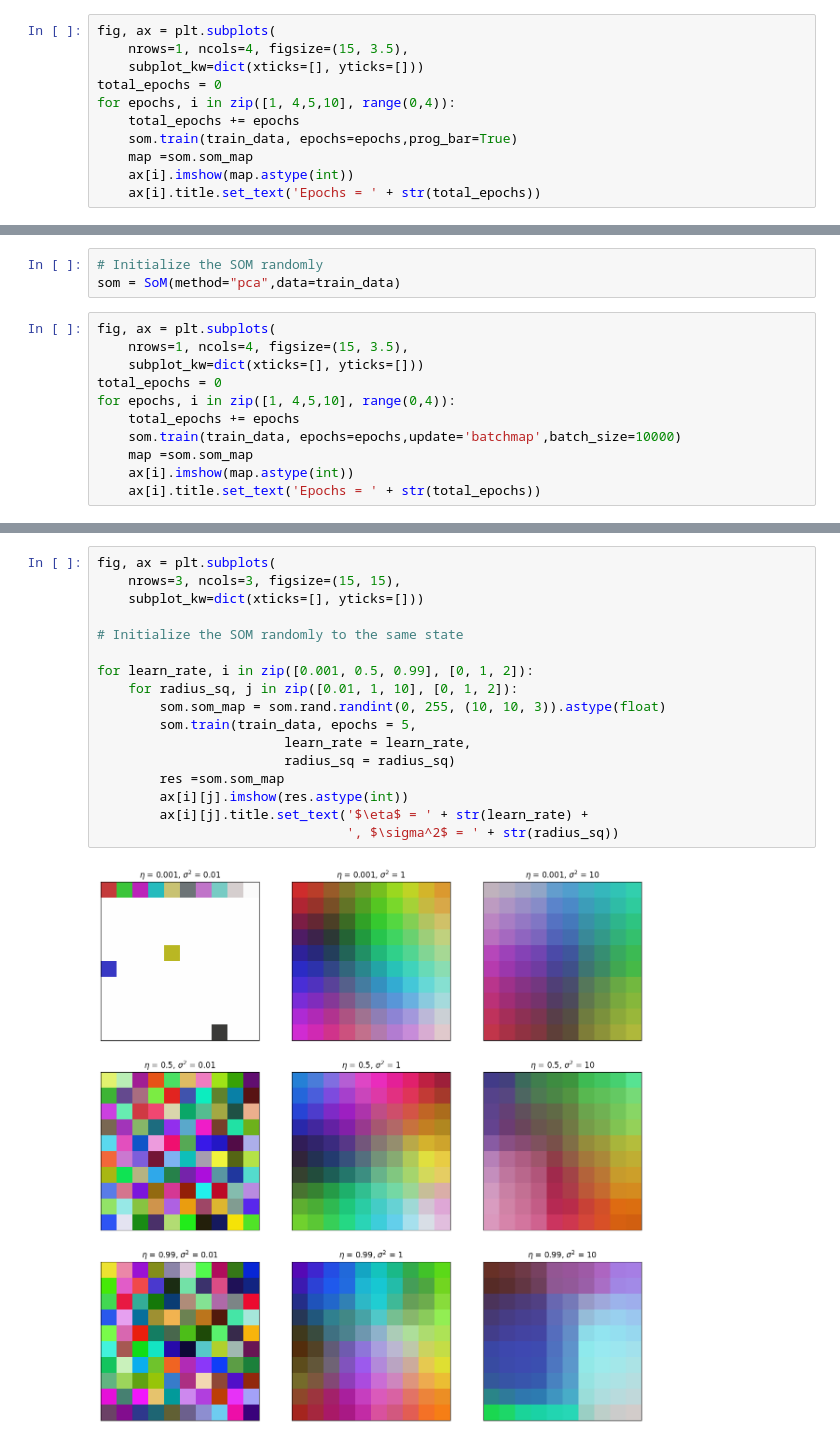
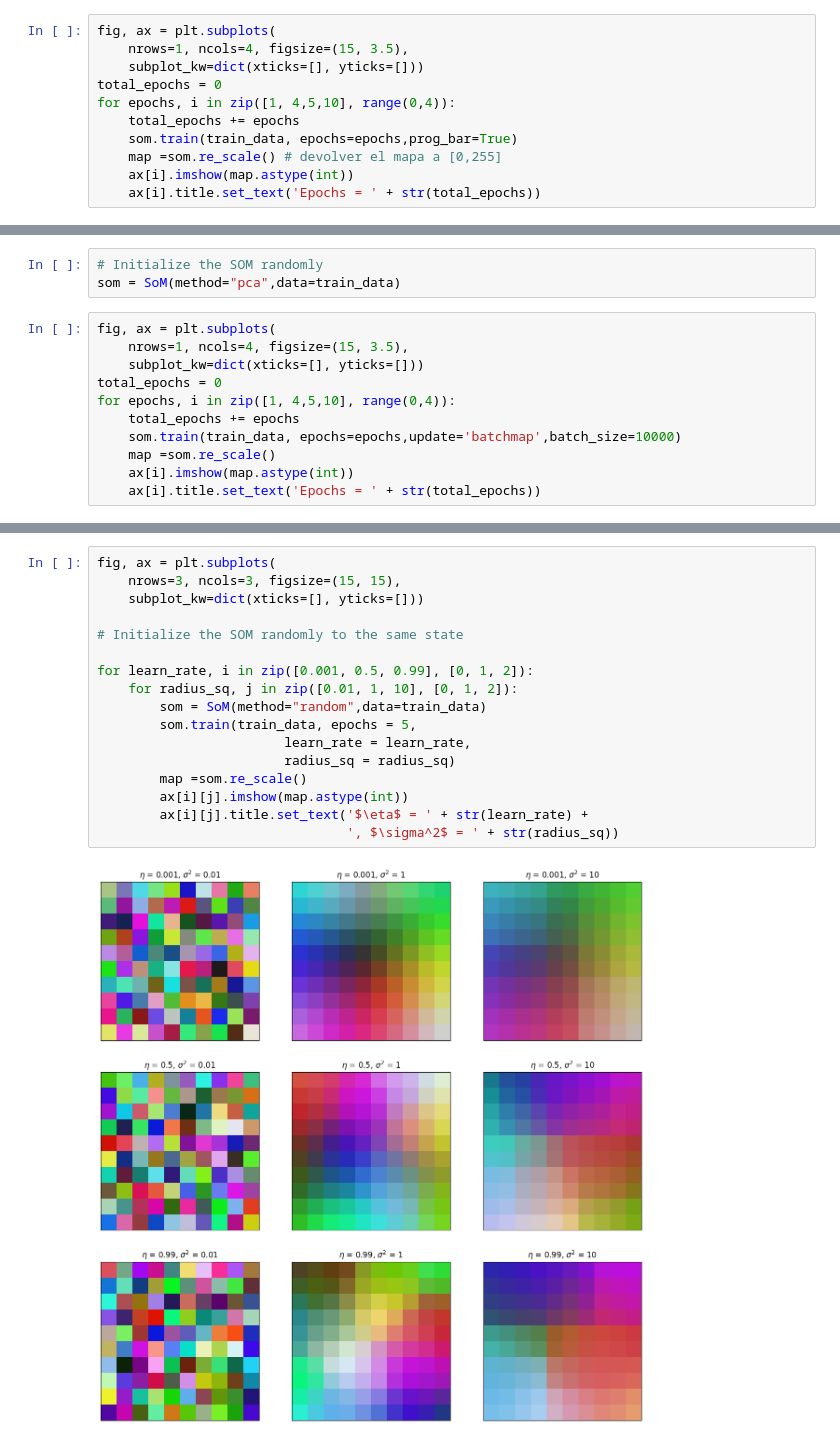
Before and after one commit to JaumeSanCol/TFG, a Jupyter notebook: notebooks/base.ipynb, the cells around one changed output, grey strips where cells are left out. Cells and saved outputs as stored; diff of their text form.

```diff
--- a/notebooks/base.ipynb
+++ b/notebooks/base.ipynb
@@ -66,7 +67,7 @@ total_epochs = 0
 for epochs, i in zip([1, 4,5,10], range(0,4)):
     total_epochs += epochs
     som.train(train_data, epochs=epochs,prog_bar=True)
-    map =som.som_map
+    map =som.re_scale() # devolver el mapa a [0,255]
     ax[i].imshow(map.astype(int))
     ax[i].title.set_text('Epochs = ' + str(total_epochs))
 # %% [output]
@@ -82,7 +96,7 @@ total_epochs = 0
 for epochs, i in zip([1, 4,5,10], range(0,4)):
     total_epochs += epochs
     som.train(train_data, epochs=epochs,update='batchmap',batch_size=10000)
-    map =som.som_map
+    map =som.re_scale()
     ax[i].imshow(map.astype(int))
     ax[i].title.set_text('Epochs = ' + str(total_epochs))
 # %% [output]
@@ -90,19 +104,19 @@ for epochs, i in zip([1, 4,5,10], range(0,4)):
 # %%
 fig, ax = plt.subplots(
     nrows=3, ncols=3, figsize=(15, 15),
     subplot_kw=dict(xticks=[], yticks=[]))
 
 # Initialize the SOM randomly to the same state
 
 for learn_rate, i in zip([0.001, 0.5, 0.99], [0, 1, 2]):
     for radius_sq, j in zip([0.01, 1, 10], [0, 1, 2]):
-        som.som_map = som.rand.randint(0, 255, (10, 10, 3)).astype(float)
+        som = SoM(method="random",data=train_data)
         som.train(train_data, epochs = 5,
                         learn_rate = learn_rate,
                         radius_sq = radius_sq)
-        res =som.som_map
-        ax[i][j].imshow(res.astype(int))
+        map =som.re_scale()
+        ax[i][j].imshow(map.astype(int))
         ax[i][j].title.set_text('$\eta$ = ' + str(learn_rate) +
                                 ', $\sigma^2$ = ' + str(radius_sq))
 # %% [output]
-[figure, old version]
+[figure, new version]
```
Also changed, not shown: parts of 10 cells of this notebook, 13 other files.
